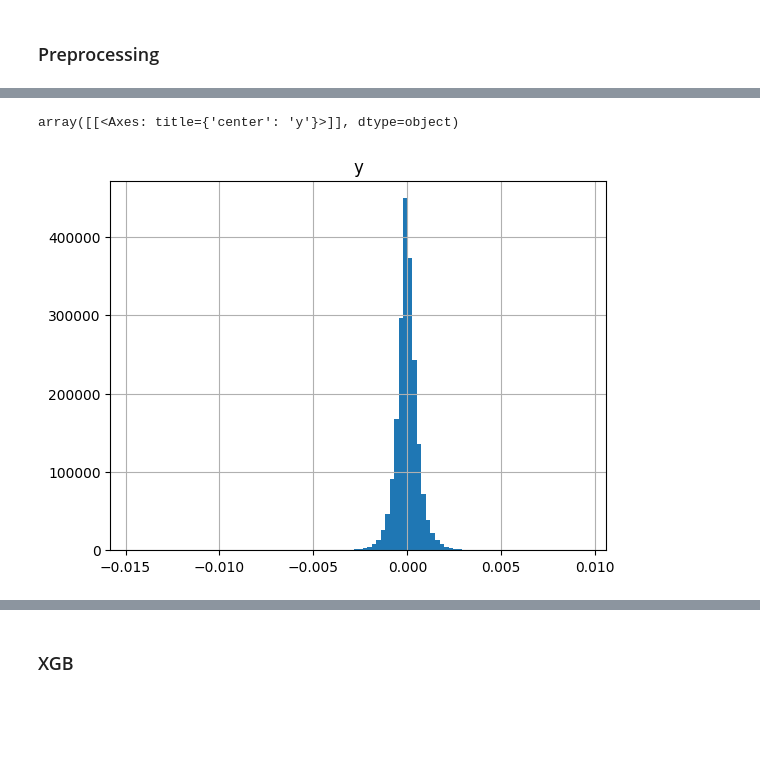
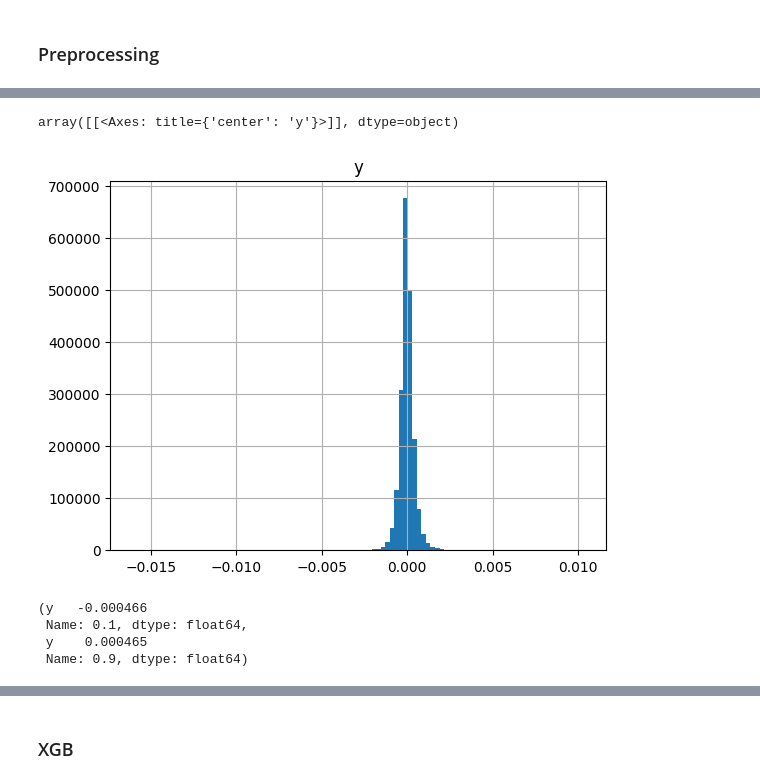
Before and after one commit to ybektas20/drl-crypto, a Jupyter notebook: notebooks/eda_reg.ipynb, the cells around one changed output, grey strips where cells are left out. Cells and saved outputs as stored; diff of their text form; code cells hidden in the pictures; blank space fills up the shorter version.

```diff
--- a/notebooks/eda_reg.ipynb
+++ b/notebooks/eda_reg.ipynb
@@ -26,17 +46,27 @@ memory usage: 2.1 GB
 # %%
 y_path = "/home/yusuf/quant/drl-crypto/data/features/1s/BNBUSDT-1s-2025-05.parquet"
 y = pd.read_parquet(y_path)
-horizon = 60
+
+
+horizon = 30
+
 y =pd.DataFrame(
     {
         "y": np.log(y.price_last).diff(-horizon),
         "ts" : y.ts
     }
 ).set_index("ts").replace([np.inf,-np.inf],np.nan).dropna()
 y.hist(bins=100)
 # %% [output]
 array([[<Axes: title={'center': 'y'}>]], dtype=object)
-[figure, old version]
+[figure, new version]
+# %%
+y.quantile(0.1), y.quantile(0.9)
+# %% [output]
+(y   -0.000466
+ Name: 0.1, dtype: float64,
+ y    0.000465
+ Name: 0.9, dtype: float64)
 # %%
 
 common_idx = y.index.intersection(X.index)
```
Also changed, not shown: parts of 12 cells of this notebook, 14 other files.
